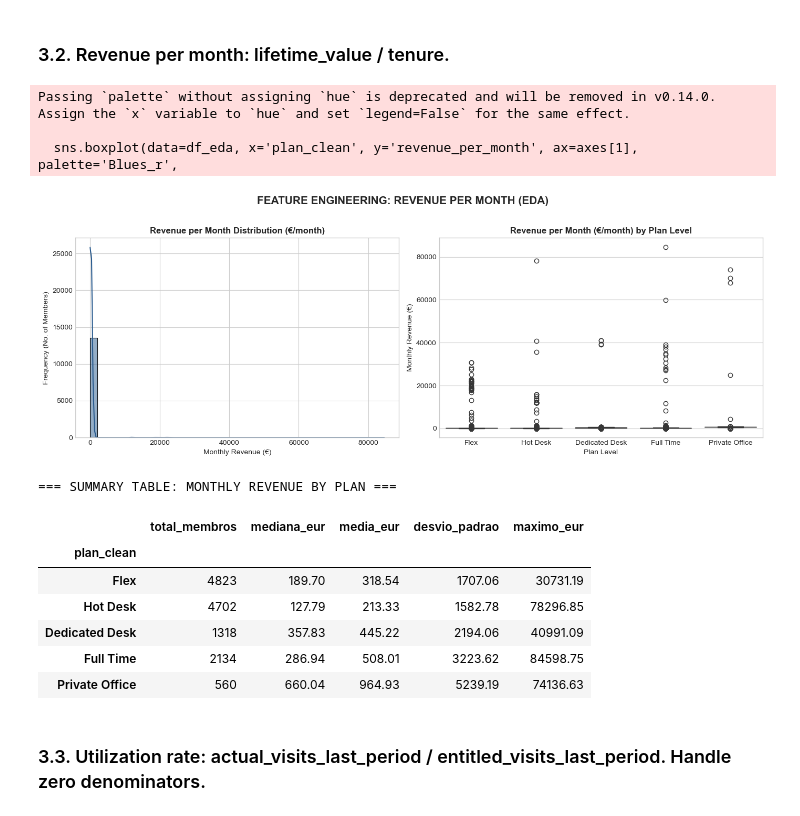
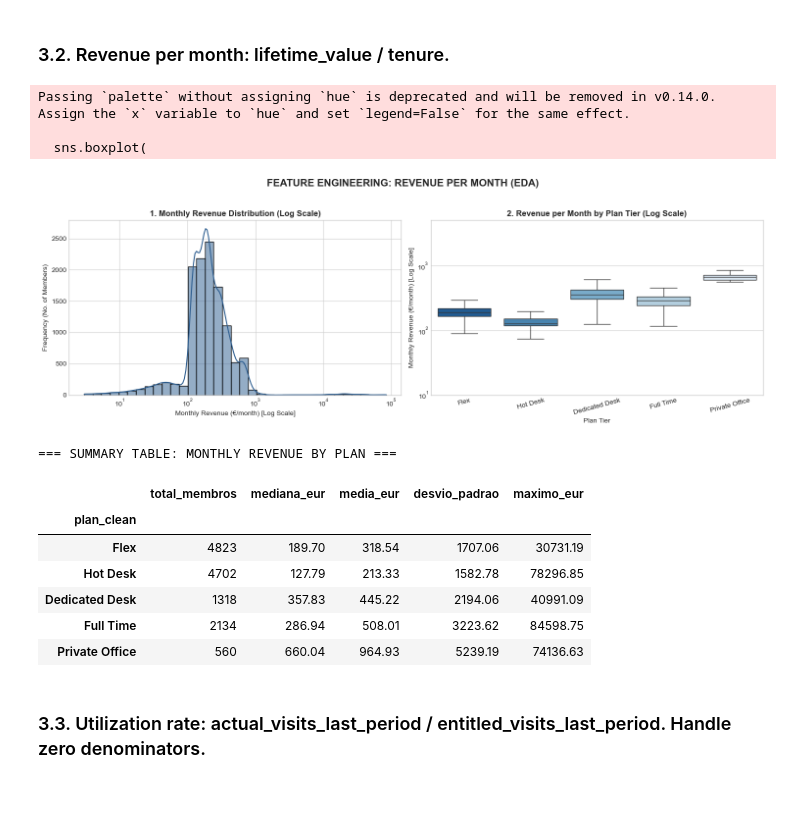
Before and after one commit to Diogosousa03/DM_Grupo18, a Jupyter notebook: notebooks/Group18_EDA_Code.ipynb, the cells around one changed output. Drawn from its saved outputs; the diff is of its cells as text; code cells hidden in the pictures.

```diff
--- a/notebooks/Group18_EDA_Code.ipynb
+++ b/notebooks/Group18_EDA_Code.ipynb
@@ -860,59 +996,80 @@ Dataset extraction date used: 2024-04-28
 # %% [markdown]
 ### 3.2. Revenue per month: lifetime_value / tenure.
 # %%
-# Seaborn/Matplotlib visual settings
 plt.style.use('seaborn-v0_8-whitegrid')
 
-# 1. TEMPORARY WORKING COPY (EDA / FEATURE ENGINEERING)
-df_eda = temp_copy(df,'lifetime_value_clean','lifetime_value')
-
+# TEMPORARY WORKING COPY (EDA / FEATURE ENGINEERING)
+df_eda = temp_copy(df, 'lifetime_value_clean', 'lifetime_value')
 
 # B. Re-calculate the temporary Tenure in Months (0 months -> NaN, to avoid dividing by 0)
 compute_tenure(df_eda)
 df_eda.loc[df_eda['tenure_months'] <= 0, 'tenure_months'] = np.nan
 
-# 2. FEATURE CALCULATION: REVENUE PER MONTH
+# FEATURE CALCULATION: REVENUE PER MONTH
 df_eda['revenue_per_month'] = (df_eda['lifetime_value_clean'] / df_eda['tenure_months']).round(2)
 
 # Standardize plan names for visual ordering
 df_eda['plan_clean'] = clean_plan(df_eda)
 
-# 3. GRAPHICAL VISUALIZATION PANEL
-fig, axes = plt.subplots(1, 2, figsize=(14, 5))
+# Standard plan order
+PLAN_ORDER = ['Flex', 'Hot Desk', 'Dedicated Desk', 'Full Time', 'Private Office']
 
-# Monthly Revenue Distribution (Histogram)
-sns.histplot(df_eda['revenue_per_month'].dropna(), kde=True, ax=axes[0], color='#2b5c8f', bins=40)
-axes[0].set_title('Revenue per Month Distribution (€/month)', fontsize=12, fontweight='bold')
-axes[0].set_xlabel('Monthly Revenue (€)')
+# GRAPHICAL VISUALIZATION PANEL (OPTIMIZED)
+fig, axes = plt.subplots(1, 2, figsize=(15, 5))
+
+# Common Y-limit / scale limits for clean boxplot alignment
+REV_POS = df_eda[df_eda['revenue_per_month'] > 0]['revenue_per_month']
+
+# Monthly Revenue Distribution (Log Scale Histogram)
+sns.histplot(
+    REV_POS,
+    kde=True,
+    ax=axes[0],
+    color='#2b5c8f',
+    log_scale=True,
+    bins=35
+)
+axes[0].set_title('1. Monthly Revenue Distribution (Log Scale)', fontsize=12, fontweight='bold')
+axes[0].set_xlabel('Monthly Revenue (€/month) [Log Scale]')
 axes[0].set_ylabel('Frequency (No. of Members)')
 
-# Boxplot by Plan Level
-sns.boxplot(data=df_eda, x='plan_clean', y='revenue_per_month', ax=axes[1], palette='Blues_r',
-            order=PLAN_ORDER)
-axes[1].set_title('Revenue per Month (€/month) by Plan Level', fontsize=12, fontweight='bold')
-axes[1].set_xlabel('Plan Level')
-axes[1].set_ylabel('Monthly Revenue (€)')
+# 2. Boxplot by Plan Level (Log Scale & Excl. Fliers)
+sns.boxplot(
+    data=df_eda,
+    x='plan_clean',
+    y='revenue_per_month',
+    ax=axes[1],
+    palette='Blues_r',
+    order=PLAN_ORDER,
+    showfliers=False
+)
+axes[1].set_yscale('log')
+axes[1].set_ylim(10, 5000) # Define limites realistas para focar a distribuição
+axes[1].set_title('2. Revenue per Month by Plan Tier (Log Scale)', fontsize=12, fontweight='bold')
+axes[1].set_xlabel('Plan Tier')
+axes[1].set_ylabel('Monthly Revenue (€/month) [Log Scale]')
+axes[1].tick_params(axis='x', rotation=15)
 
-plt.suptitle('FEATURE ENGINEERING: REVENUE PER MONTH (EDA)', fontsize=15, fontweight='bold', y=1.02)
+plt.suptitle('FEATURE ENGINEERING: REVENUE PER MONTH (EDA)', fontsize=15, fontweight='bold', y=1.03)
 plt.tight_layout()
 plt.show()
 
 # 4. STATISTICAL SUMMARY TABLE BY PLAN
 rev_by_plan = df_eda.groupby('plan_clean')['revenue_per_month'].agg(
     total_membros='count',
     mediana_eur='median',
     media_eur='mean',
     desvio_padrao='std',
     maximo_eur='max'
 ).round(2).reindex(PLAN_ORDER)
 
 print("=== SUMMARY TABLE: MONTHLY REVENUE BY PLAN ===")
 display(rev_by_plan)
 # %% [output]
 Passing `palette` without assigning `hue` is deprecated and will be removed in v0.14.0. Assign the `x` variable to `hue` and set `legend=False` for the same effect.
 
-  sns.boxplot(data=df_eda, x='plan_clean', y='revenue_per_month', ax=axes[1], palette='Blues_r',
+  sns.boxplot(
-[figure, old version]
+[figure, new version]
 === SUMMARY TABLE: MONTHLY REVENUE BY PLAN ===
 |  | total_membros | mediana_eur | media_eur | desvio_padrao | maximo_eur |
 | plan_clean |  |  |  |  |  |
```
Also changed, not shown: parts of 12 cells of this notebook.
